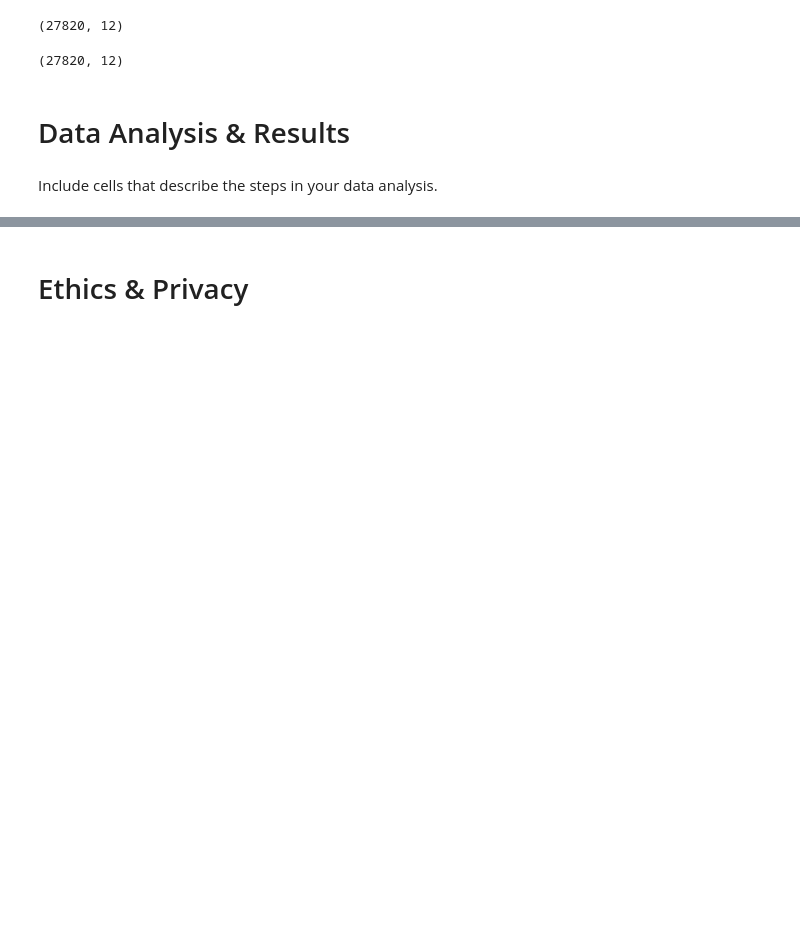
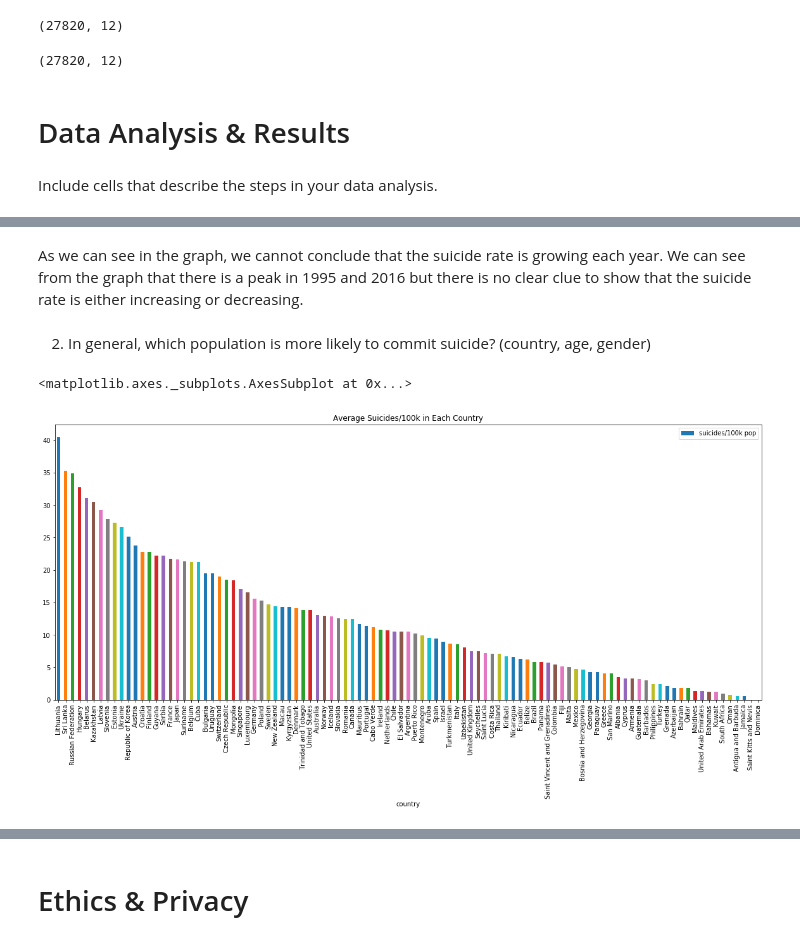
Before and after one commit to YuechenL/COGS108FinalProject, a Jupyter notebook: FinalProject.ipynb, the cells around one changed output, grey strips where cells are left out. Drawn from its saved outputs; the diff is of its cells as text; code cells hidden in the pictures; blank space fills up the shorter version.

```diff
--- a/FinalProject.ipynb
+++ b/FinalProject.ipynb
@@ -186,0 +195,11 @@ Include cells that describe the steps in your data analysis.
+# %% [markdown]
+As we can see in the graph, we cannot conclude that the suicide rate is growing each year. We can see from the graph that there is a peak in 1995 and 2016 but there is no clear clue to show that the suicide rate is either increasing or decreasing.
+# %% [markdown]
+2. In general, which population is more likely to commit suicide? (country, age, gender)
+# %%
+country_group = main_df.groupby('country').mean()
+country_group = country_group.sort_values(by=['suicides/100k pop'], ascending=False)
+country_group.plot(y='suicides/100k pop',kind="bar", figsize=(20, 8), title="Average Suicides/100k in Each Country")
+# %% [output]
+<matplotlib.axes._subplots.AxesSubplot at 0x...>
+[figure, added]
```
Also changed, not shown: parts of 6 cells of this notebook.
